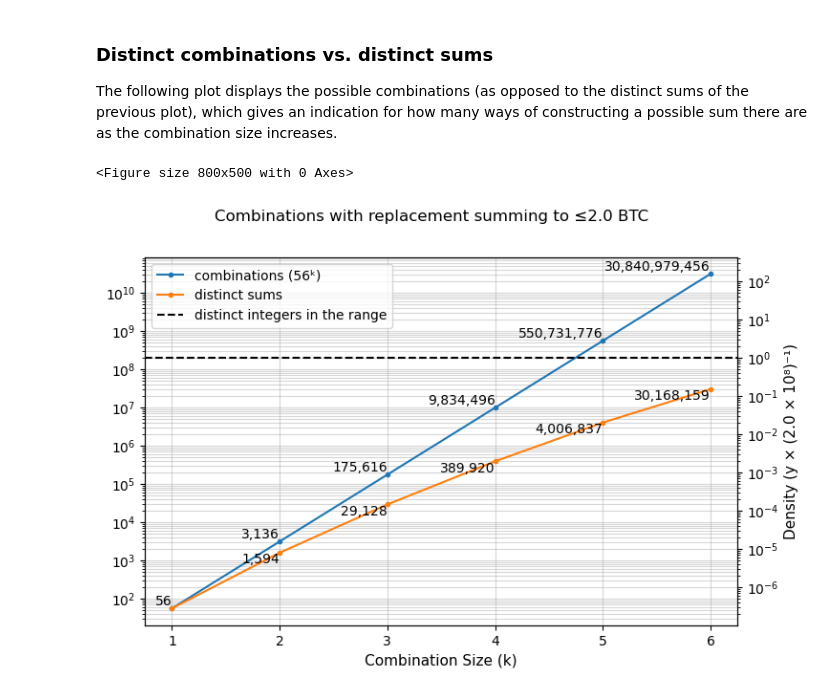
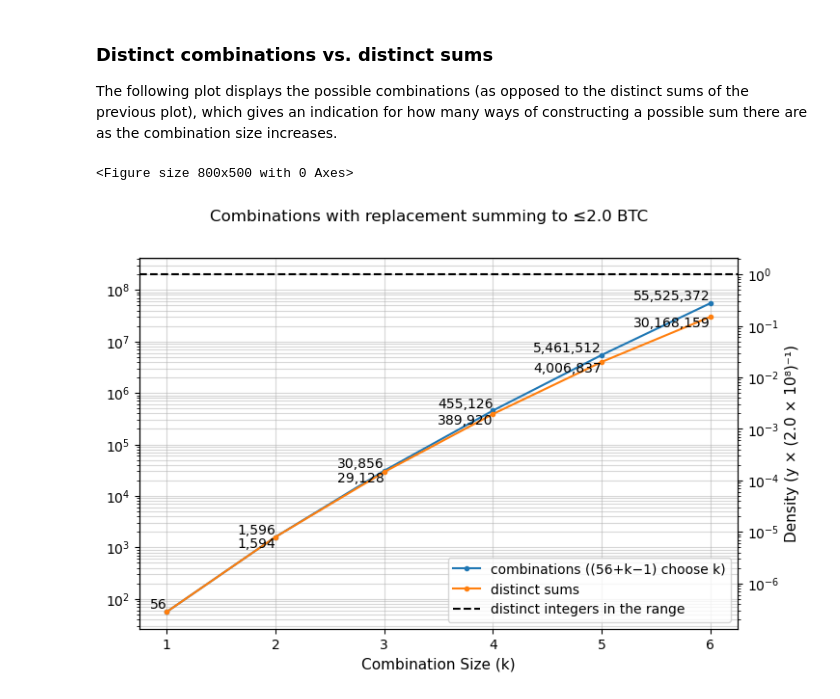
Before and after one commit to fungi-protocol/docs, a Jupyter notebook: Denominations_and_gap_size_distributions.ipynb, the cells around one changed output. Cells and saved outputs as stored; diff of their text form; code cells hidden in the pictures.

```diff
--- a/Denominations_and_gap_size_distributions.ipynb
+++ b/Denominations_and_gap_size_distributions.ipynb
@@ -408,41 +408,42 @@ plt.figure(figsize=(8, 5))
 fig, ax1 = plt.subplots(figsize=(8, 5))
 
 ks = list(range(1, max_combination_size + 1))
-num_combinations = [ len(combined)**k for k in range(1, max_combination_size+1) ]
-combination_density = [ len(combined)**k / max_combination_value for k in range(1, max_combination_size+1) ]
+# multisets of size k drawn from n denominations: (n+k-1 choose k)
+num_combinations = [ comb(len(combined)+k-1, k) for k in ks ]
 
 
 ax1.set_xlabel('Combination Size (k)', fontsize=11)
 ax1.set_yscale("log")
-ax1.plot(ks, num_combinations, marker='.', label=f"combinations ({len(combined)}ᵏ)")
+ax1.plot(ks, num_combinations, marker='.', label=f"combinations (({len(combined)}+k−1) choose k)")
 ax1.plot(ks, list(map(len, sumsets)), marker='.', label="distinct sums")
 plt.axhline(y=max_combination_value, color='black', linestyle='--', label="distinct integers in the range")
 ax1.legend()
 for i, k in enumerate(ks):
     ax1.text(k, num_combinations[i], f'{num_combinations[i]:,}', ha='right', va='bottom')
     if k > 1:
       ax1.text(k, len(sumsets[i]), f'{len(sumsets[i]):,}', ha='right', va='top')
 
 ax1.grid(True, which='both', alpha=0.5)
 
 
 fig.suptitle(f'Combinations with replacement summing to ≤{max_combination_value/1e8} BTC')
 
 ax2 = ax1.twinx()
 exponent = int(np.floor(np.log10(max_combination_value)))
 mantissa = max_combination_value / (10**exponent)
 def sup(n):
     """Converts an integer to a unicode superscript string."""
     superscript_map = {
         '0': '⁰', '1': '¹', '2': '²', '3': '³', '4': '⁴', '5': '⁵', '6': '⁶',
         '7': '⁷', '8': '⁸', '9': '⁹', '-': '⁻'
     }
     return ''.join(superscript_map.get(digit, digit) for digit in str(n))
 ax2.set_ylabel(f'Density (y × ({mantissa:.1f} × 10{sup(exponent)}){sup(-1)})', fontsize=11)
 ax2.set_yscale("log")
-ax2.scatter(ks, combination_density, alpha=0)
+# same scale as the left axis, divided by the size of the range
+ax2.set_ylim(*(y / max_combination_value for y in ax1.get_ylim()))
 
 plt.show()
 # %% [output]
 <Figure size 800x500 with 0 Axes>
-[figure, old version]
+[figure, new version]
```
Also changed, not shown: parts of 1 cell of this notebook.
